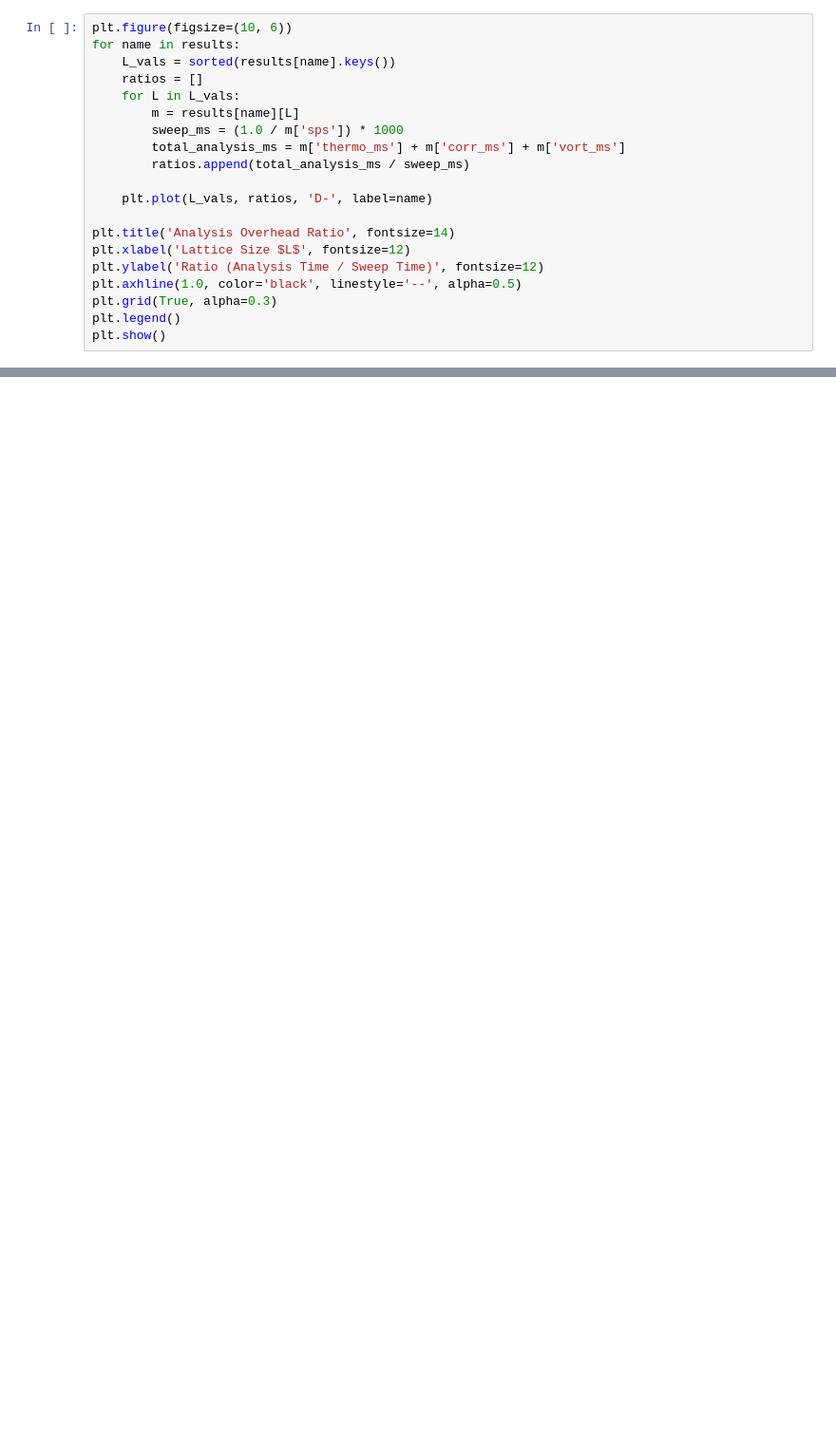
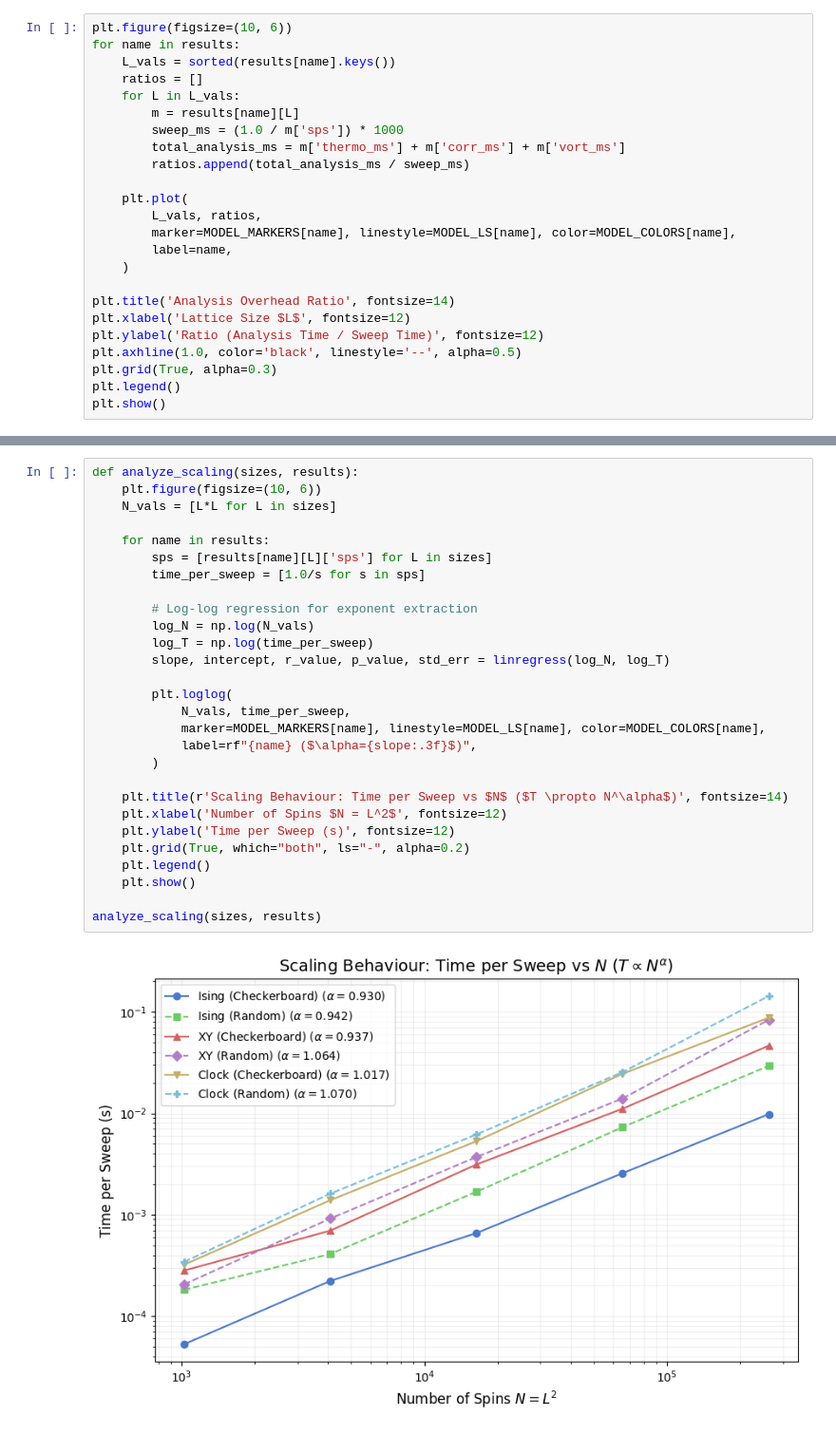
Before and after one commit to manganite/VibeSpin, a Jupyter notebook: Performance_Benchmarks.ipynb, the cells around one changed output, grey strips where cells are left out. Shown at 95% size. Saved outputs shown, nothing was run; the diff lists cells and outputs as text; blank space fills up the shorter version.

```diff
--- a/Performance_Benchmarks.ipynb
+++ b/Performance_Benchmarks.ipynb
@@ -159,7 +258,11 @@ for name in results:
         total_analysis_ms = m['thermo_ms'] + m['corr_ms'] + m['vort_ms']
         ratios.append(total_analysis_ms / sweep_ms)
 
-    plt.plot(L_vals, ratios, 'D-', label=name)
+    plt.plot(
+        L_vals, ratios,
+        marker=MODEL_MARKERS[name], linestyle=MODEL_LS[name], color=MODEL_COLORS[name],
+        label=name,
+    )
 
 plt.title('Analysis Overhead Ratio', fontsize=14)
 plt.xlabel('Lattice Size $L$', fontsize=12)
@@ -175,0 +291,30 @@ Finally, we display the raw numbers for the largest lattice size tested.
+# %%
+def analyze_scaling(sizes, results):
+    plt.figure(figsize=(10, 6))
+    N_vals = [L*L for L in sizes]
+
+    for name in results:
+        sps = [results[name][L]['sps'] for L in sizes]
+        time_per_sweep = [1.0/s for s in sps]
+
+        # Log-log regression for exponent extraction
+        log_N = np.log(N_vals)
+        log_T = np.log(time_per_sweep)
+        slope, intercept, r_value, p_value, std_err = linregress(log_N, log_T)
+
+        plt.loglog(
+            N_vals, time_per_sweep,
+            marker=MODEL_MARKERS[name], linestyle=MODEL_LS[name], color=MODEL_COLORS[name],
+            label=rf"{name} ($\alpha={slope:.3f}$)",
+        )
+
+    plt.title(r'Scaling Behaviour: Time per Sweep vs $N$ ($T \propto N^\alpha$)', fontsize=14)
+    plt.xlabel('Number of Spins $N = L^2$', fontsize=12)
+    plt.ylabel('Time per Sweep (s)', fontsize=12)
+    plt.grid(True, which="both", ls="-", alpha=0.2)
+    plt.legend()
+    plt.show()
+
+analyze_scaling(sizes, results)
+# %% [output]
+[figure, added]
```
Also changed, not shown: parts of 26 cells of this notebook, 1 other file.
